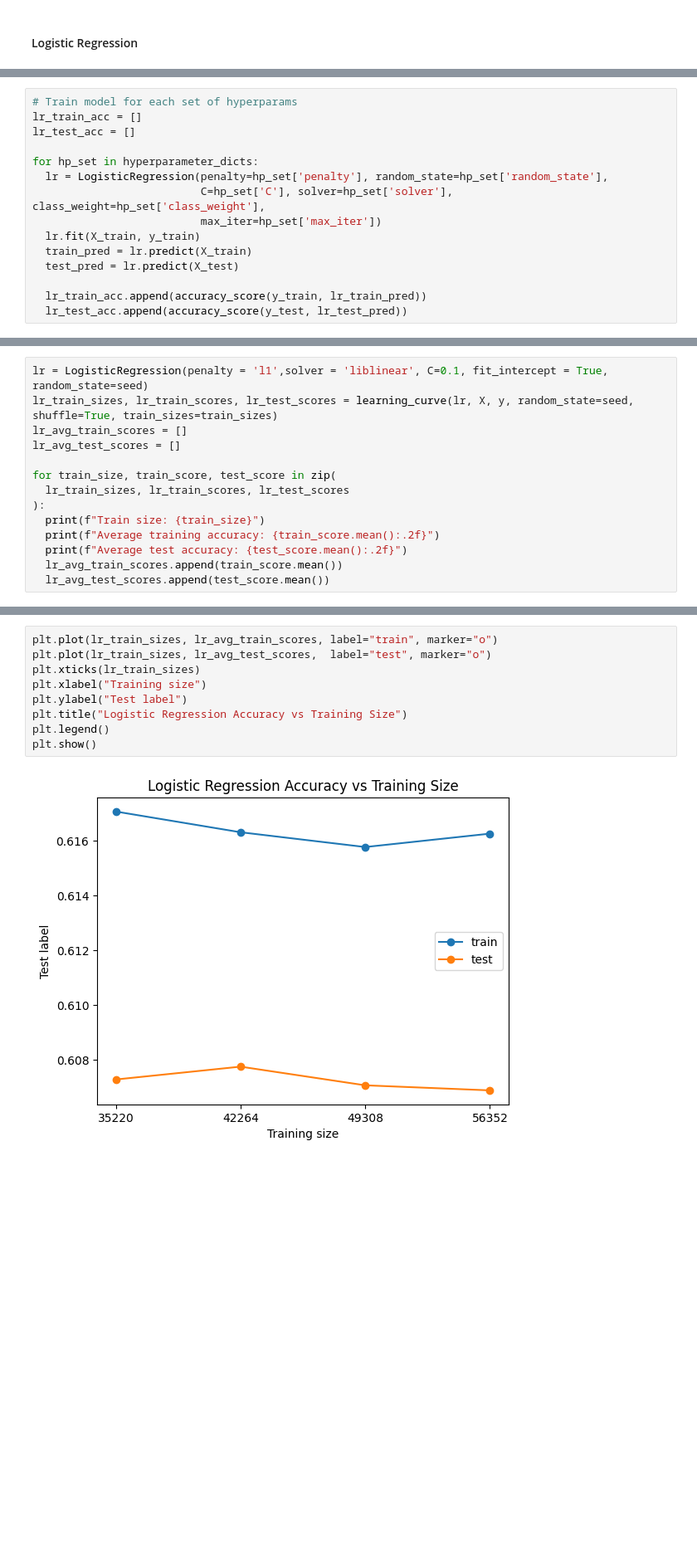
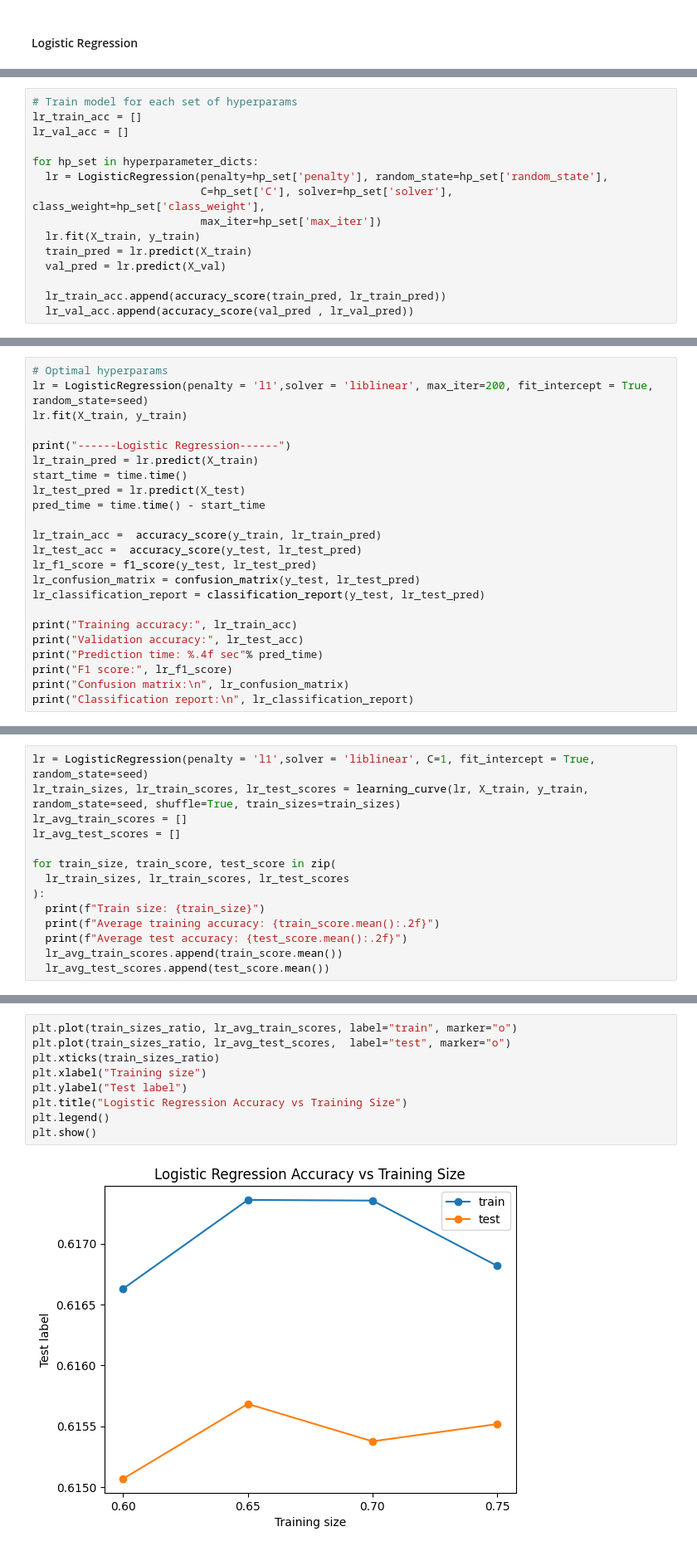
Before and after one commit to minhngo3818/cs178-diabetes-project, a Jupyter notebook: main.ipynb, the cells around one changed output, grey strips where cells are left out. Shown at 83% size. Cells and saved outputs as stored; diff of their text form; blank space fills up the shorter version.

Commit message:
debug gender, address val set to kNN and logistic

```diff
--- a/main.ipynb
+++ b/main.ipynb
@@ -379,7 +278,7 @@ hyperparameter_dicts = [
 # %%
 # Train model for each set of hyperparams
 lr_train_acc = []
-lr_test_acc = []
+lr_val_acc = []
 
 for hp_set in hyperparameter_dicts:
   lr = LogisticRegression(penalty=hp_set['penalty'], random_state=hp_set['random_state'],
@@ -387,9 +286,9 @@ for hp_set in hyperparameter_dicts:
                           max_iter=hp_set['max_iter'])
   lr.fit(X_train, y_train)
   train_pred = lr.predict(X_train)
-  test_pred = lr.predict(X_test)
+  val_pred = lr.predict(X_val)
 
-  lr_train_acc.append(accuracy_score(y_train, lr_train_pred))
-  lr_test_acc.append(accuracy_score(y_test, lr_test_pred))
+  lr_train_acc.append(accuracy_score(train_pred, lr_train_pred))
+  lr_val_acc.append(accuracy_score(val_pred , lr_val_pred))
 # %%
 plt.plot(lr_train_acc, color="green", label="train")
@@ -403,0 +304,23 @@ plt.show()
+# %%
+# Optimal hyperparams
+lr = LogisticRegression(penalty = 'l1',solver = 'liblinear', max_iter=200, fit_intercept = True, random_state=seed)
+lr.fit(X_train, y_train)
+
+print("------Logistic Regression------")
+lr_train_pred = lr.predict(X_train)
+start_time = time.time()
+lr_test_pred = lr.predict(X_test)
+pred_time = time.time() - start_time
+
+lr_train_acc =  accuracy_score(y_train, lr_train_pred)
+lr_test_acc =  accuracy_score(y_test, lr_test_pred)
+lr_f1_score = f1_score(y_test, lr_test_pred)
+lr_confusion_matrix = confusion_matrix(y_test, lr_test_pred)
+lr_classification_report = classification_report(y_test, lr_test_pred)
+
+print("Training accuracy:", lr_train_acc)
+print("Validation accuracy:", lr_test_acc)
+print("Prediction time: %.4f sec"% pred_time)
+print("F1 score:", lr_f1_score)
+print("Confusion matrix:\n", lr_confusion_matrix)
+print("Classification report:\n", lr_classification_report)
@@ -404,6 +345,6 @@ plt.show()
 # %%
-lr = LogisticRegression(penalty = 'l1',solver = 'liblinear', C=0.1, fit_intercept = True, random_state=seed)
-lr_train_sizes, lr_train_scores, lr_test_scores = learning_curve(lr, X, y, random_state=seed, shuffle=True, train_sizes=train_sizes)
+lr = LogisticRegression(penalty = 'l1',solver = 'liblinear', C=1, fit_intercept = True, random_state=seed)
+lr_train_sizes, lr_train_scores, lr_test_scores = learning_curve(lr, X_train, y_train, random_state=seed, shuffle=True, train_sizes=train_sizes)
 lr_avg_train_scores = []
 lr_avg_test_scores = []
 
@@ -431,14 +372,14 @@ Average test accuracy: 0.61
 # %%
-plt.plot(lr_train_sizes, lr_avg_train_scores, label="train", marker="o")
-plt.plot(lr_train_sizes, lr_avg_test_scores,  label="test", marker="o")
-plt.xticks(lr_train_sizes)
+plt.plot(train_sizes_ratio, lr_avg_train_scores, label="train", marker="o")
+plt.plot(train_sizes_ratio, lr_avg_test_scores,  label="test", marker="o")
+plt.xticks(train_sizes_ratio)
 plt.xlabel("Training size")
 plt.ylabel("Test label")
 plt.title("Logistic Regression Accuracy vs Training Size")
 plt.legend()
 plt.show()
 # %% [output]
-[figure, old version]
+[figure, new version]
 # %%
 #neural network
 torch.manual_seed(12345)
```
Also changed, not shown: parts of 22 cells of this notebook, 1 other file.
